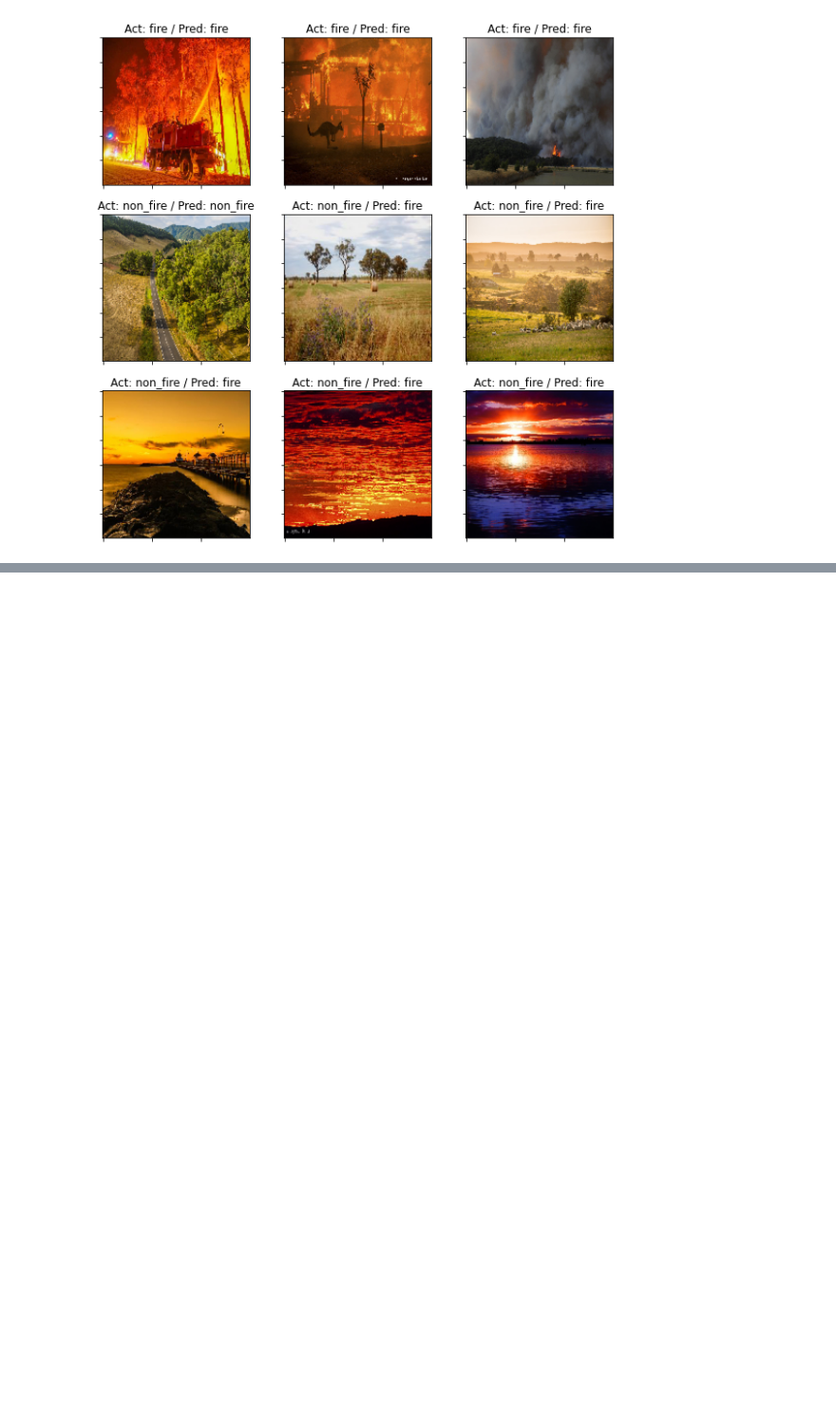
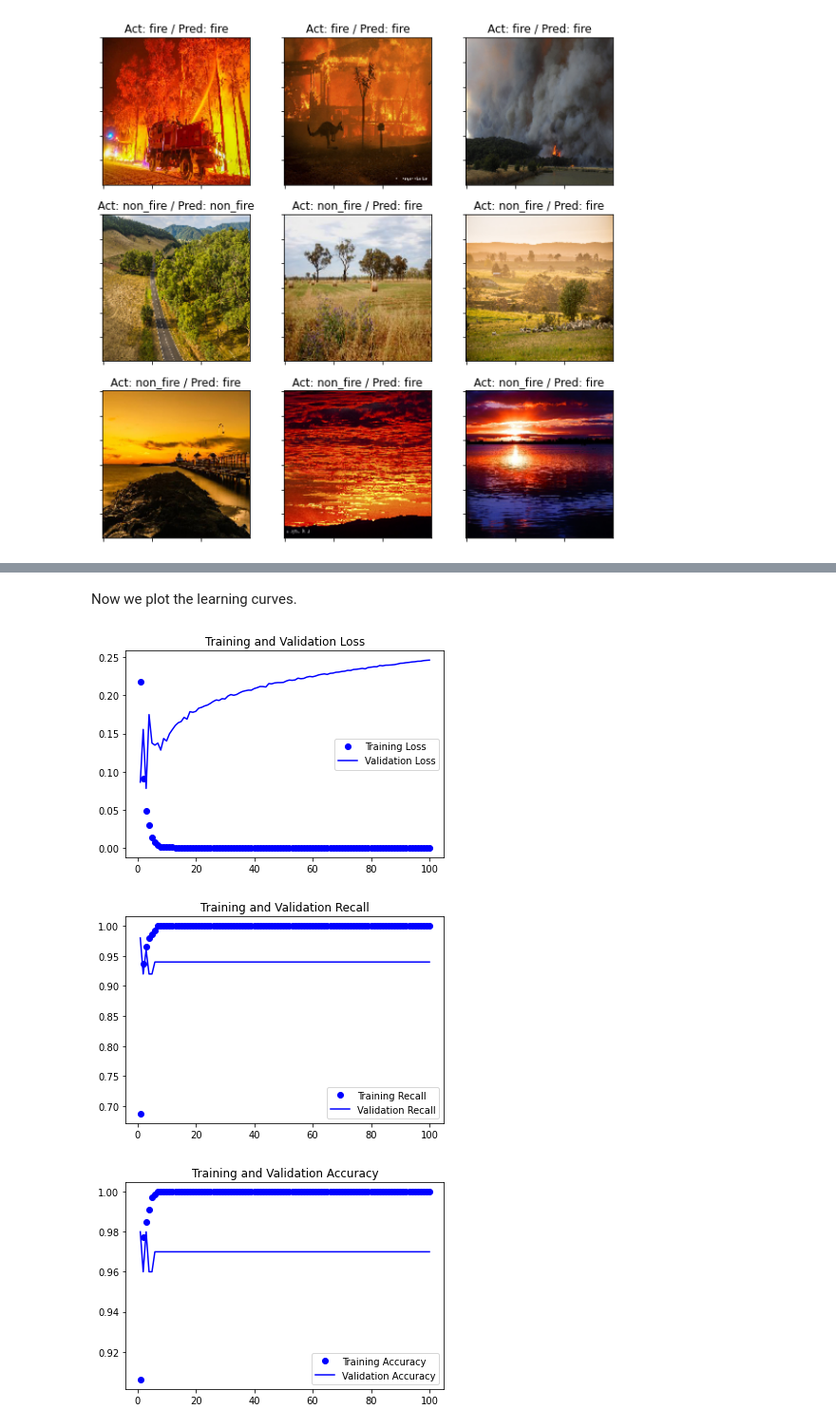
Before and after one commit to MostafaRizk/FireClassifier, a Jupyter notebook: Fire_classifier.ipynb, the cells around one changed output, grey strips where cells are left out. Shown at 95% size. Saved outputs shown, nothing was run; the diff lists cells and outputs as text; code cells hidden in the pictures; blank space fills up the shorter version.

```diff
--- a/Fire_classifier.ipynb
+++ b/Fire_classifier.ipynb
@@ -411,0 +474,7 @@ plt.show()
+# %%
+new_model = models.Sequential()
+new_model.add(layers.Dense(units = 256 , activation = 'relu', input_dim=2048))
+new_model.add(layers.Dense(units = 64 , activation = 'relu'))
+new_model.add(layers.Dense(units = 1, activation = 'sigmoid'))
+new_model.compile(optimizer = 'adam' , loss = 'binary_crossentropy' , metrics=[metrics.Recall(), metrics.Precision(), 'acc'])
+new_model.summary()
@@ -411,0 +497,8 @@ plt.show()
+# %%
+history = new_model.fit(train_features,
+                        train_labels,
+                        epochs=100,
+                        batch_size=32,
+                        validation_data=(validation_features, validation_labels))
+
+new_model.save('fancy_model.h5')
@@ -411,0 +523,36 @@ plt.show()
+# %% [markdown]
+Now we plot the learning curves.
+# %%
+recall = history.history['recall_2']
+val_recall = history.history['val_recall_2']
+acc = history.history['acc']
+val_acc = history.history['val_acc']
+loss = history.history['loss']
+val_loss = history.history['val_loss']
+
+epochs = range(1, len(recall)+1)
+plt.plot(epochs, loss, 'bo', label='Training Loss')
+plt.plot(epochs, val_loss, 'b-', label="Validation Loss")
+plt.title('Training and Validation Loss')
+plt.legend()
+plt.show()
+
+plt.figure()
+
+plt.plot(epochs, recall, 'bo', label='Training Recall')
+plt.plot(epochs, val_recall, 'b-', label="Validation Recall")
+plt.title('Training and Validation Recall')
+plt.legend()
+plt.show()
+
+plt.figure()
+
+plt.plot(epochs, acc, 'bo', label='Training Accuracy')
+plt.plot(epochs, val_acc, 'b-', label="Validation Accuracy")
+plt.title('Training and Validation Accuracy')
+plt.legend()
+plt.show()
+# %% [output]
+[figure, added]
+[figure, added]
+[figure, added]
```
Also changed, not shown: parts of 37 cells of this notebook.
